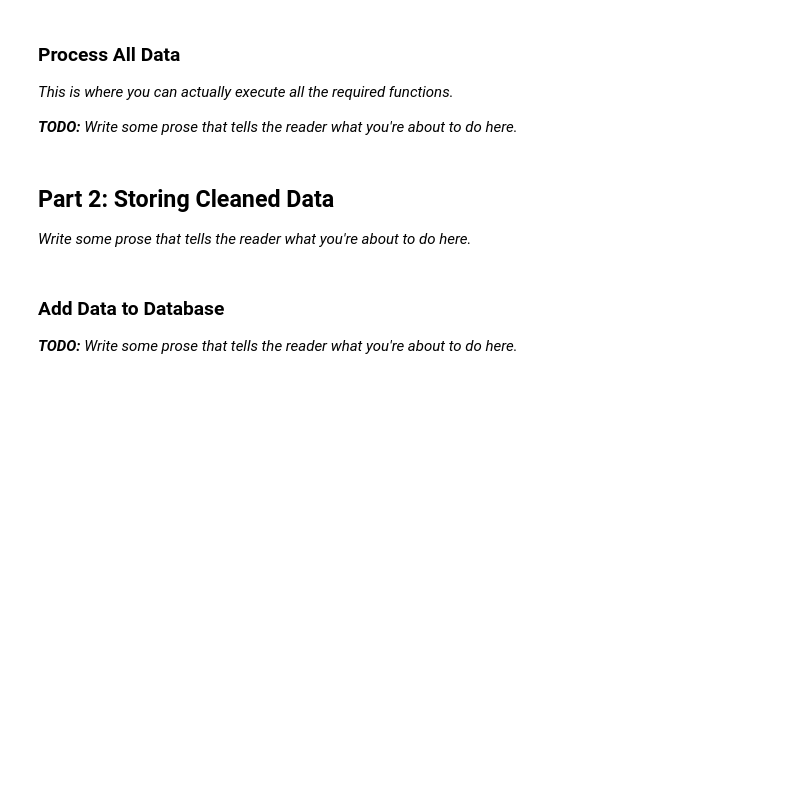
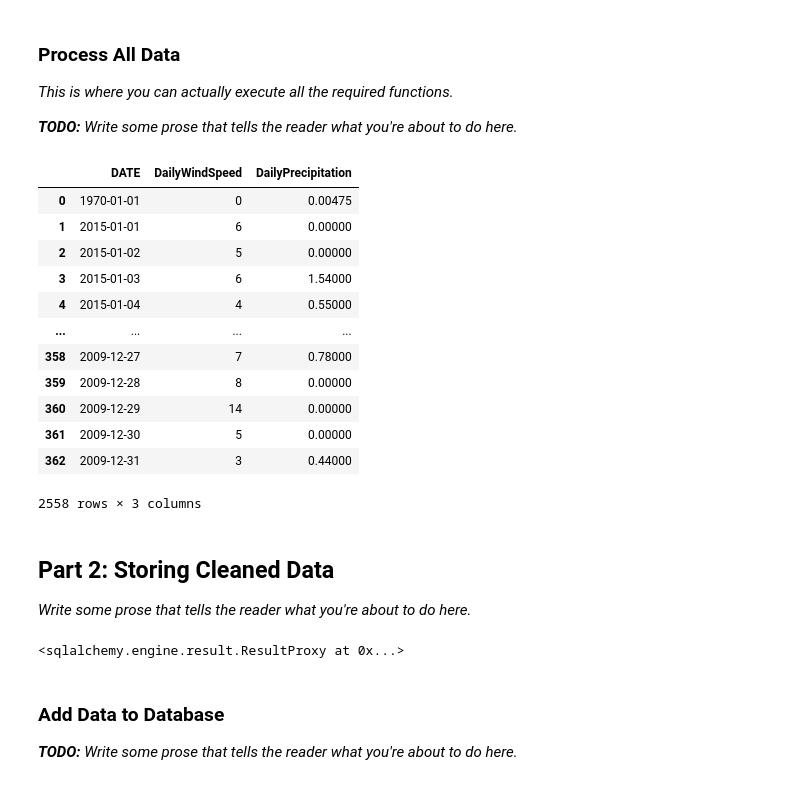
Before and after one commit to ZiyiL21/4501-project, a Jupyter notebook: IEOR 4501-final project-group 8.ipynb, the cells around one changed output. Saved outputs shown, nothing was run; the diff lists cells and outputs as text; code cells hidden in the pictures; blank space fills up the shorter version.

```diff
--- a/IEOR 4501-final project-group 8.ipynb
+++ b/IEOR 4501-final project-group 8.ipynb
@@ -283,11 +310,12 @@ def clean_month_weather_data_hourly(csv_file):
 # %%
 def clean_month_weather_data_daily(csv_file):
     df = clean_month_weather_data_hourly(csv_file)
-    df['DATE'] = pd.to_datetime(df['DATE'], errors='coerce').dt.date
-    df_windspeed = df.groupby('DATE')['HourlyWindSpeed'].mean()
-    df_precipitation = df.groupby('DATE')['HourlyPrecipitation'].sum()
+    df['DATE'] = pd.to_datetime(df['DATE'], errors='coerce').dt.date # convert DATE to YYYY-MM-DD form
+    df_windspeed = df.groupby('DATE')['HourlyWindSpeed'].mean() # calculate daily average windspeed
+    df_precipitation = df.groupby('DATE')['HourlyPrecipitation'].sum() # calculate daily precipitation
 
-    df = pd.merge(df_windspeed,df_precipitation,on='DATE')
+    df = pd.merge(df_windspeed,df_precipitation,on='DATE') # merge two dataframe
+    df.reset_index(inplace=True)
     df = df.rename(columns={'HourlyWindSpeed': 'DailyWindSpeed', 'HourlyPrecipitation': 'DailyPrecipitation'})
     df = df.astype({"DailyWindSpeed":"int8","DailyPrecipitation":"float32"})
     return df
@@ -325,12 +350,32 @@ taxi_data.sort_values('distance')
 uber_data = get_uber_data()
 # %%
 hourly_weather_data, daily_weather_data = load_and_clean_weather_data()
+# %%
+daily_weather_data
+# %% [output]
+|  | DATE | DailyWindSpeed | DailyPrecipitation |
+| 0 | 1970-01-01 | 0 | 0.00475 |
+| 1 | 2015-01-01 | 6 | 0.00000 |
+| 2 | 2015-01-02 | 5 | 0.00000 |
+| 3 | 2015-01-03 | 6 | 1.54000 |
+| 4 | 2015-01-04 | 4 | 0.55000 |
+| ... | ... | ... | ... |
+| 358 | 2009-12-27 | 7 | 0.78000 |
+| 359 | 2009-12-28 | 8 | 0.00000 |
+| 360 | 2009-12-29 | 14 | 0.00000 |
+| 361 | 2009-12-30 | 5 | 0.00000 |
+| 362 | 2009-12-31 | 3 | 0.44000 |
+2558 rows × 3 columns
 # %% [markdown]
 ## Part 2: Storing Cleaned Data
 
 _Write some prose that tells the reader what you're about to do here._
 # %%
 engine = db.create_engine(DATABASE_URL)
+# %%
+engine.execute("DROP TABLE uber_trips")
+# %% [output]
+<sqlalchemy.engine.result.ResultProxy at 0x...>
 # %%
 HOURLY_WEATHER_SCHEMA = """
 CREATE TABLE IF NOT EXISTS hourly_weather
```
Also changed, not shown: parts of 24 cells of this notebook.
